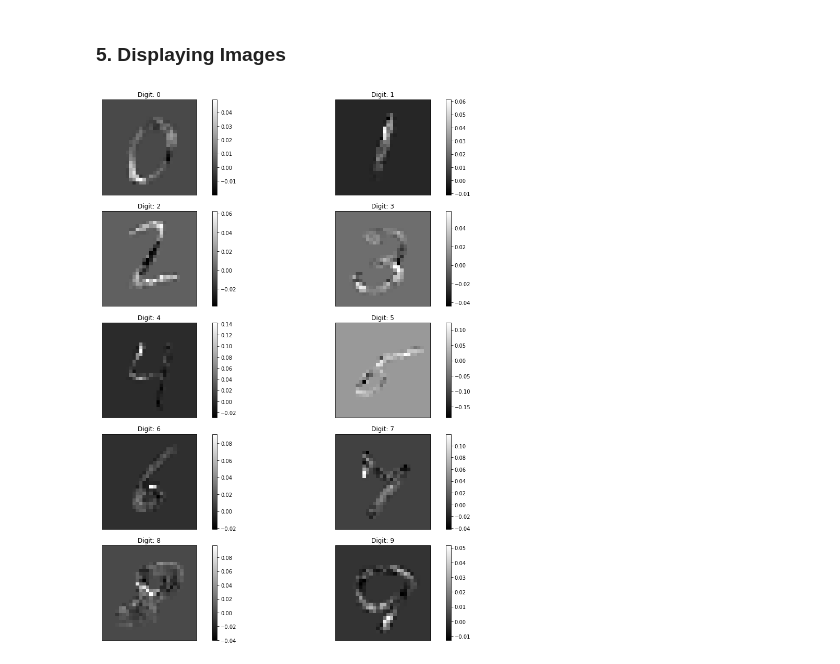
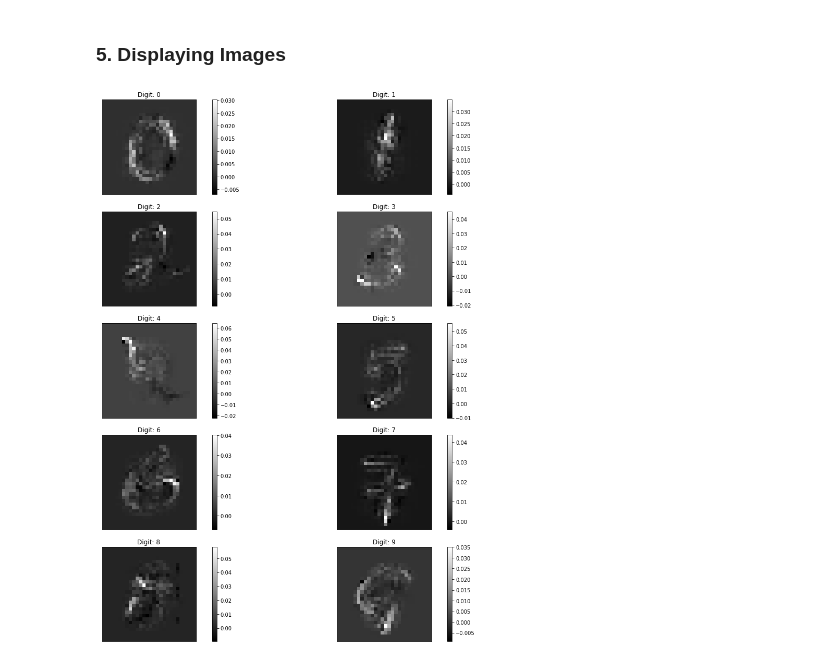
Before and after one commit to 1202kbs/Understanding-NN, a Jupyter notebook: 3.4 Integrated Gradients.ipynb, the cells around one changed output. Saved outputs shown, nothing was run; the diff lists cells and outputs as text; code cells hidden in the pictures.

```diff
--- a/3.4 Integrated Gradients.ipynb
+++ b/3.4 Integrated Gradients.ipynb
@@ -131,7 +131,9 @@ activations = tf.get_collection('IG')
 X = activations[0]
 output = activations[-1]
 
-sample_imgs = [images[np.argmax(labels, axis=1) == i][4] for i in range(10)]
+batch, _ = mnist.train.next_batch(100)
+mean = np.mean(batch, axis=0, keepdims=True)
+sample_imgs = [images[np.argmax(labels, axis=1) == i][1] - mean for i in range(10)]
 # %% [output]
 INFO:tensorflow:Restoring parameters from ./tf_logs/3_4_IG/model
 # %% [markdown]
@@ -142,33 +144,33 @@ results = []
 
 for j in range(10):
     gradient = tf.gradients(output[:,j], X)[0]
-    counterfs = [sample_imgs[j] * i / steps for i in range(steps + 1)]
+    counterfs = [sample_imgs[j][0] * i / steps for i in range(steps + 1)]
     grads = sess.run(gradient, feed_dict={X: counterfs})
     integrad = np.zeros_like(sample_imgs[j])
 
     # This is same as counterfs[-1] * np.average(grads[1:], axis=0)
     # I just used the for loop to make the Riemman Sum calculation step more explicit
     for i in range(steps):
         integrad += grads[i + 1] * (counterfs[i + 1] - counterfs[i])
 
     results.append(integrad)
 
 plt.figure(figsize=(15,15))
 for i in range(5):
     plt.subplot(5, 2, 2 * i + 1)
     plt.imshow(np.reshape(results[2 * i], [28, 28]), cmap='gray', interpolation='none')
     plt.title('Digit: {}'.format(2 * i))
     plt.xticks([])
     plt.yticks([])
     plt.colorbar()
 
     plt.subplot(5, 2, 2 * i + 2)
     plt.imshow(np.reshape(results[2 * i + 1], [28, 28]), cmap='gray', interpolation='none')
     plt.title('Digit: {}'.format(2 * i + 1))
     plt.xticks([])
     plt.yticks([])
     plt.colorbar()
 
 plt.tight_layout()
 # %% [output]
-[figure, old version]
+[figure, new version]
```
Also changed, not shown: 2 other files.
